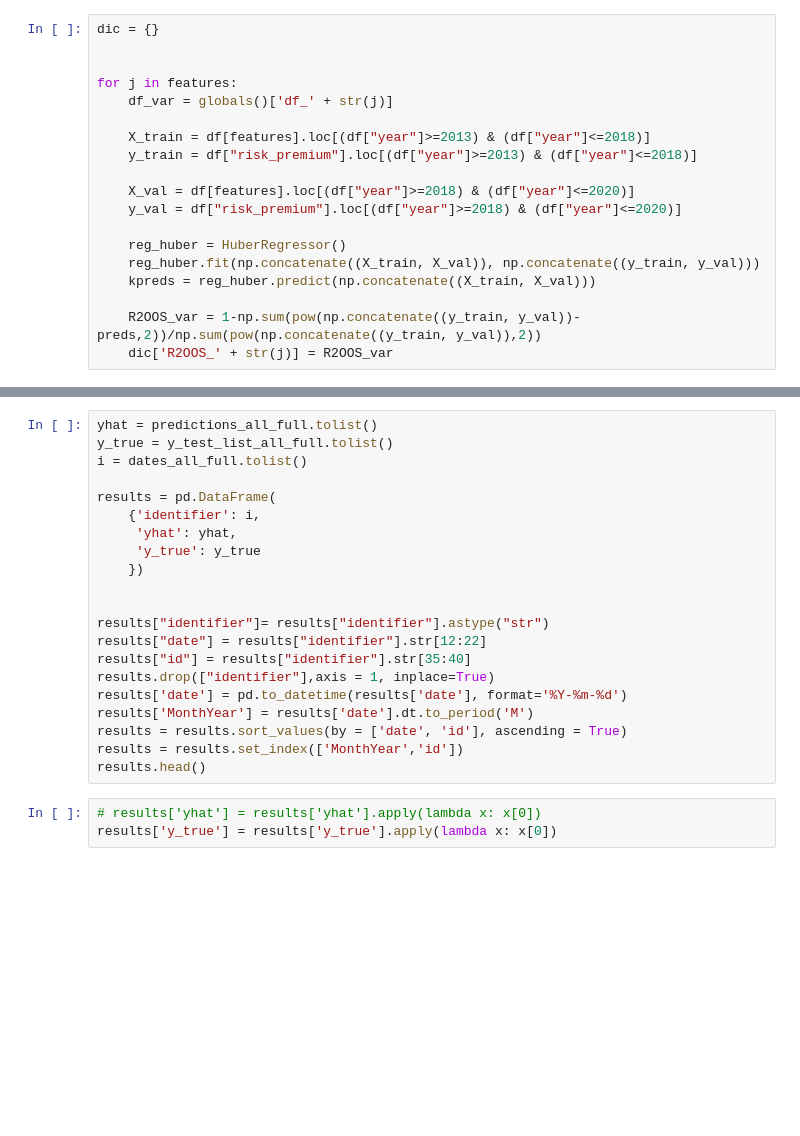
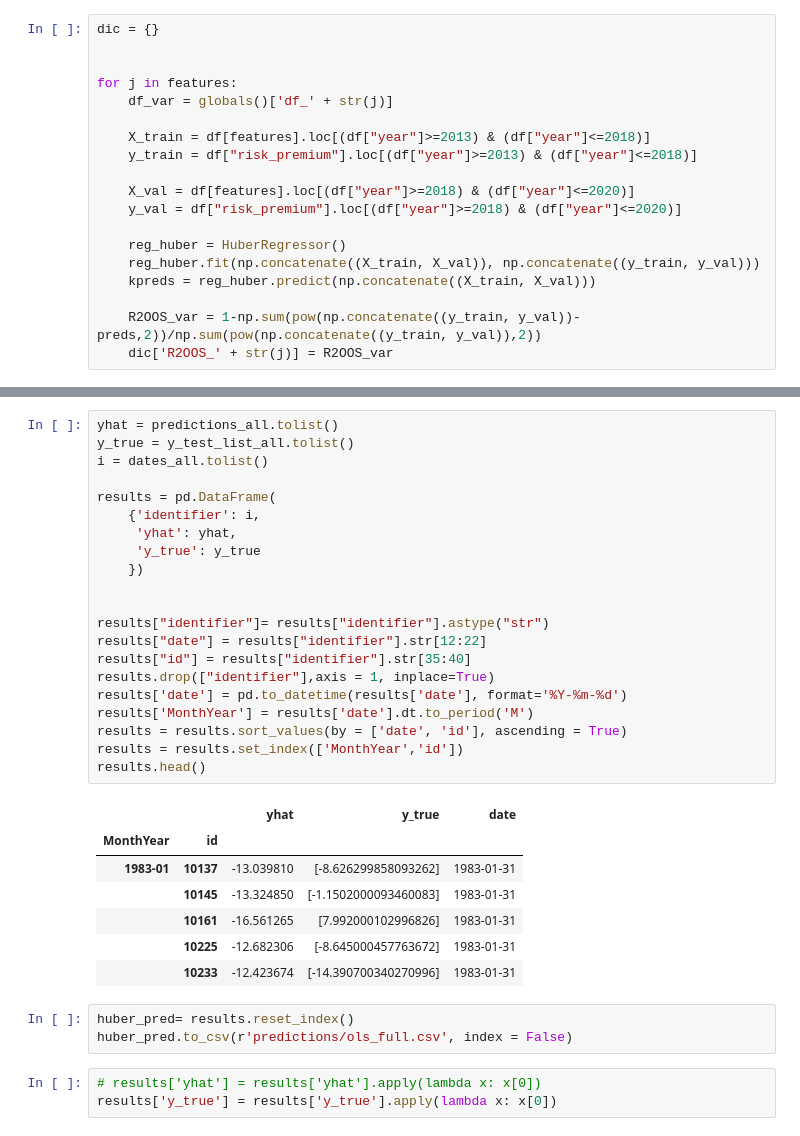
Before and after one commit to KidQuant/Taming-The-Factor-Zoo, a Jupyter notebook: 4.3_HuberReg.ipynb, the cells around one changed output, grey strips where cells are left out. Drawn from its saved outputs; the diff is of its cells as text; blank space fills up the shorter version.

```diff
--- a/4.3_HuberReg.ipynb
+++ b/4.3_HuberReg.ipynb
@@ -374,24 +351,35 @@ imp.head()
 # %%
-yhat = predictions_all_full.tolist()
-y_true = y_test_list_all_full.tolist()
-i = dates_all_full.tolist()
+yhat = predictions_all.tolist()
+y_true = y_test_list_all.tolist()
+i = dates_all.tolist()
 
 results = pd.DataFrame(
     {'identifier': i,
      'yhat': yhat,
      'y_true': y_true
     })
 
 
 results["identifier"]= results["identifier"].astype("str")
 results["date"] = results["identifier"].str[12:22]
 results["id"] = results["identifier"].str[35:40]
 results.drop(["identifier"],axis = 1, inplace=True)
 results['date'] = pd.to_datetime(results['date'], format='%Y-%m-%d')
 results['MonthYear'] = results['date'].dt.to_period('M')
 results = results.sort_values(by = ['date', 'id'], ascending = True)
 results = results.set_index(['MonthYear','id'])
 results.head()
+# %% [output]
+|  |  | yhat | y_true | date |
+| MonthYear | id |  |  |  |
+| 1983-01 | 10137 | -13.039810 | [-8.626299858093262] | 1983-01-31 |
+|  | 10145 | -13.324850 | [-1.1502000093460083] | 1983-01-31 |
+|  | 10161 | -16.561265 | [7.992000102996826] | 1983-01-31 |
+|  | 10225 | -12.682306 | [-8.645000457763672] | 1983-01-31 |
+|  | 10233 | -12.423674 | [-14.390700340270996] | 1983-01-31 |
+# %%
+huber_pred= results.reset_index()
+huber_pred.to_csv(r'predictions/ols_full.csv', index = False)
 # %%
 # results['yhat'] = results['yhat'].apply(lambda x: x[0])
 results['y_true'] = results['y_true'].apply(lambda x: x[0])
```
Also changed, not shown: parts of 7 cells of this notebook, 3 other files.
